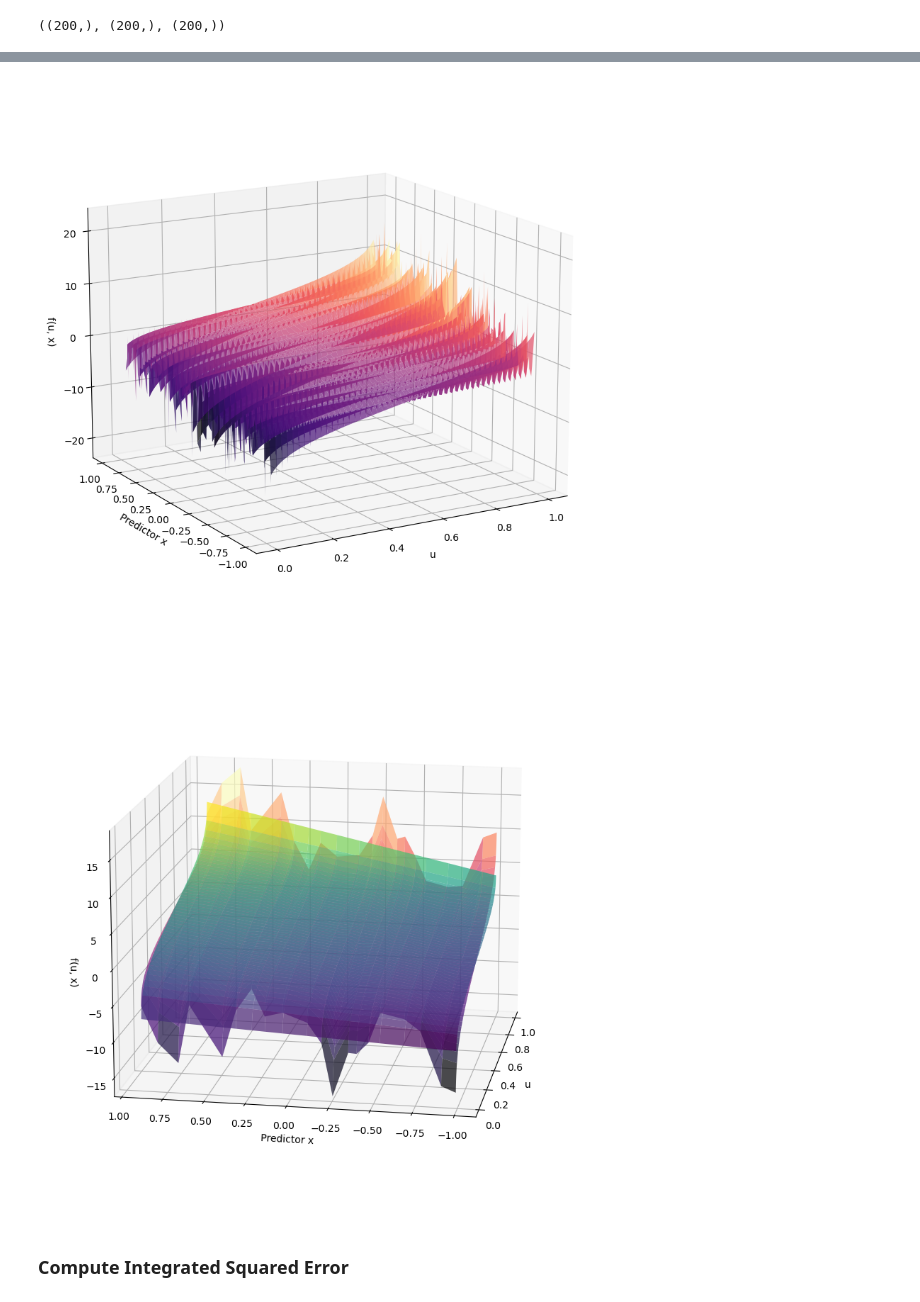
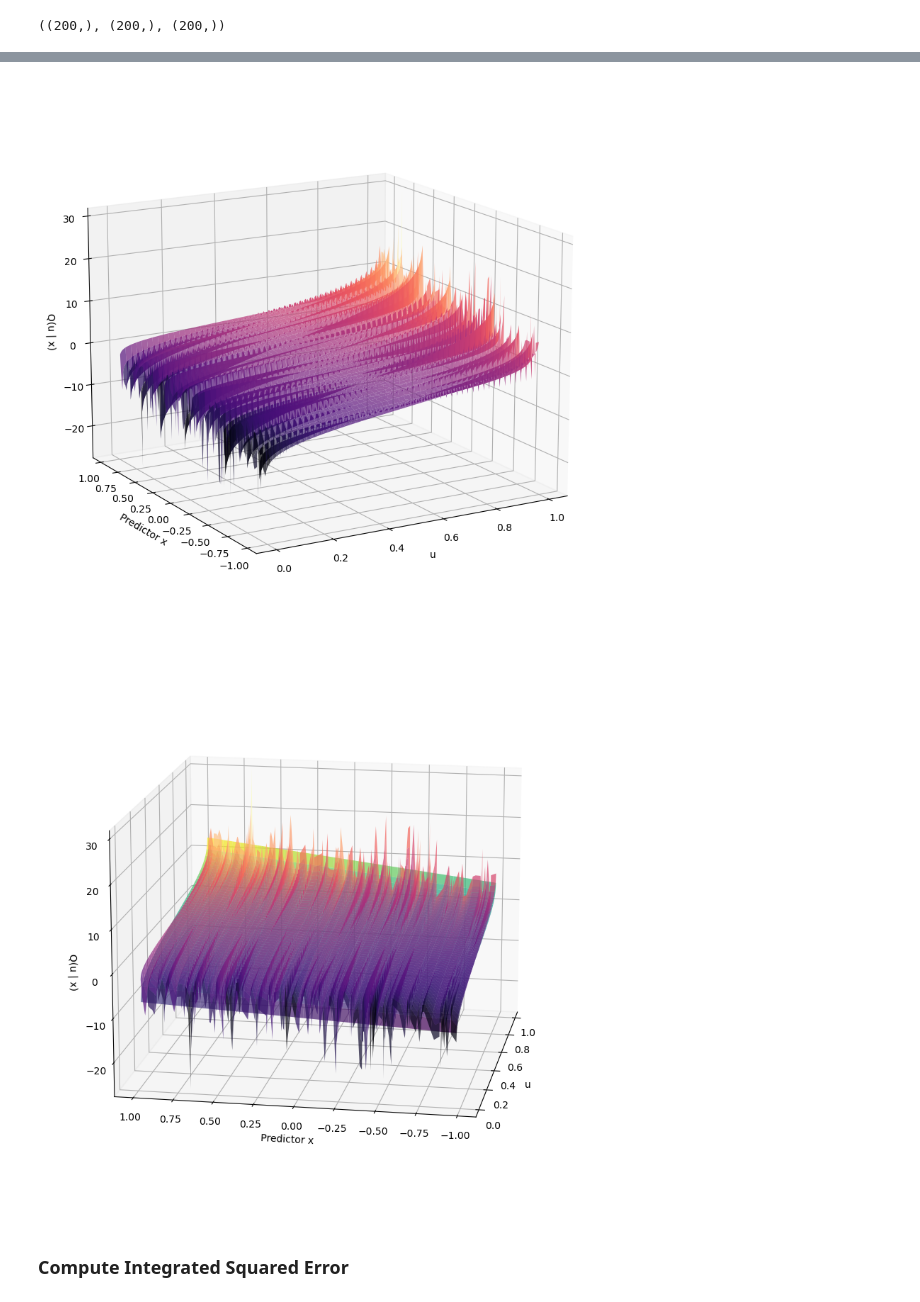
Before and after one commit to mirkimirk/thesis_frechet_fda, a Jupyter notebook: src/frechet_fda/simulation_and_frechet_method.ipynb, the cells around one changed output, grey strips where cells are left out. Drawn from its saved outputs; the diff is of its cells as text; code cells hidden in the pictures.

```diff
--- a/src/frechet_fda/simulation_and_frechet_method.ipynb
+++ b/src/frechet_fda/simulation_and_frechet_method.ipynb
@@ -85,4 +93,0 @@ plt.show()
-# %%
-# Take only every tenth value of predictor grid to calculate estimate
-x_grid = predictor_vals[::10]
-x_grid.shape
@@ -91,6 +94,9 @@ x_grid.shape
 # %%
-estimates = solve_frechet_qp(x_grid, predictor_vals, qfs)
+estimates = solve_frechet_qp(
+    xs_to_predict = x_grid, x_observed = predictor_vals, quantile_functions = qfs
+)
 # %%
-for func in estimates[:5]:
-    plt.plot(func.x, func.y)
+for qf in estimates:
+    pdf = qf.invert().differentiate()
+    plt.plot(pdf.x, pdf.y)
 # %% [output]
@@ -123,10 +129,10 @@ plt.show()
 # %%
 # New z_values for 'qfs'
-qfs_of_interest = qfs[::10]
+qfs_of_interest = qfs[::slicing_size]
 qfs_of_interest = [qf.drop_inf() for qf in qfs_of_interest]
-z_values_qfs = np.zeros((len(x_grid), len(qfs_of_interest[0].x)))
+z_values_qfs_subset = np.zeros((len(x_grid), len(qfs_of_interest[0].x)))
 for i, func in enumerate(qfs_of_interest):
-    z_values_qfs[i] = func.y
+    z_values_qfs_subset[i] = func.y
 
 # Create the 3D surface plot for 'estimates'
 X, Y = np.meshgrid(qfs_of_interest[0].x, x_grid)
@@ -135,7 +141,7 @@ fig = plt.figure(figsize=(12, 8))
 ax = fig.add_subplot(111, projection="3d")
 
 # Create the 3D surface plot for 'qfs'
-ax.plot_surface(X, Y, z_values_qfs, cmap="magma", alpha=0.9)
+ax.plot_surface(X, Y, z_values_qfs_subset, cmap="magma", alpha=0.9)
 
 # Adjust the viewing angle for better visibility
 ax.view_init(elev=15, azim=240)
@@ -143,7 +149,7 @@ ax.view_init(elev=15, azim=240)
 # Add labels
 ax.set_xlabel("u")
 ax.set_ylabel("Predictor x")
-ax.set_zlabel("f(u, x)", rotation=0)
+ax.set_zlabel("Q(u | x)", rotation=0)
 
 plt.tight_layout()
 plt.show()
@@ -152,4 +158,5 @@ plt.show()
 # %%
+# Plot for all qfs, not just subset
 z_values_qfs = np.zeros((len(predictor_vals), len(qfs[0].x)))
 for i, func in enumerate(qfs):
     z_values_qfs[i] = func.y
@@ -169,44 +176,34 @@ ax.view_init(elev=15, azim=240)
 # Add labels
 ax.set_xlabel("u")
 ax.set_ylabel("Predictor x")
-ax.set_zlabel("f(u, x)", rotation=0)
+ax.set_zlabel("Q(u | x)", rotation=0)
 
 plt.tight_layout()
 plt.show()
 # %% [output]
-[figure, old version]
+[figure, new version]
 # %%
-# Your existing setup and z_values calculation for 'estimates'
-# ...
-
-# New z_values for 'qfs'
-qfs_of_interest = qfs[::10]
-qfs_of_interest = [qf.drop_inf() for qf in qfs_of_interest]
-z_values_qfs = np.zeros((len(x_grid), len(qfs_of_interest[0].x)))
-for i, func in enumerate(qfs_of_interest):
-    z_values_qfs[i] = func.y
-
 # Create the 3D surface plot for 'estimates'
 X, Y = np.meshgrid(qfs_of_interest[0].x, x_grid)
 
 fig = plt.figure(figsize=(12, 8))
 ax = fig.add_subplot(111, projection="3d")
 ax.plot_surface(X, Y, z_values, cmap="viridis", alpha=0.7)
 
 # Create the 3D surface plot for 'qfs'
-ax.plot_surface(X, Y, z_values_qfs, cmap="magma", alpha=0.7)
+ax.plot_surface(X, Y, z_values_qfs_subset, cmap="magma", alpha=0.7)
 
 # Adjust the viewing angle for better visibility
 ax.view_init(elev=15, azim=190)
 
 # Add labels
 ax.set_xlabel("u")
 ax.set_ylabel("Predictor x")
-ax.set_zlabel("f(u, x)", rotation=0)
+ax.set_zlabel("Q(u | x)", rotation=0)
 
 plt.tight_layout()
 plt.show()
 # %% [output]
-[figure, old version]
+[figure, new version]
 # %% [markdown]
 ### Compute Integrated Squared Error
```
Also changed, not shown: parts of 41 cells of this notebook, 10 other files.
